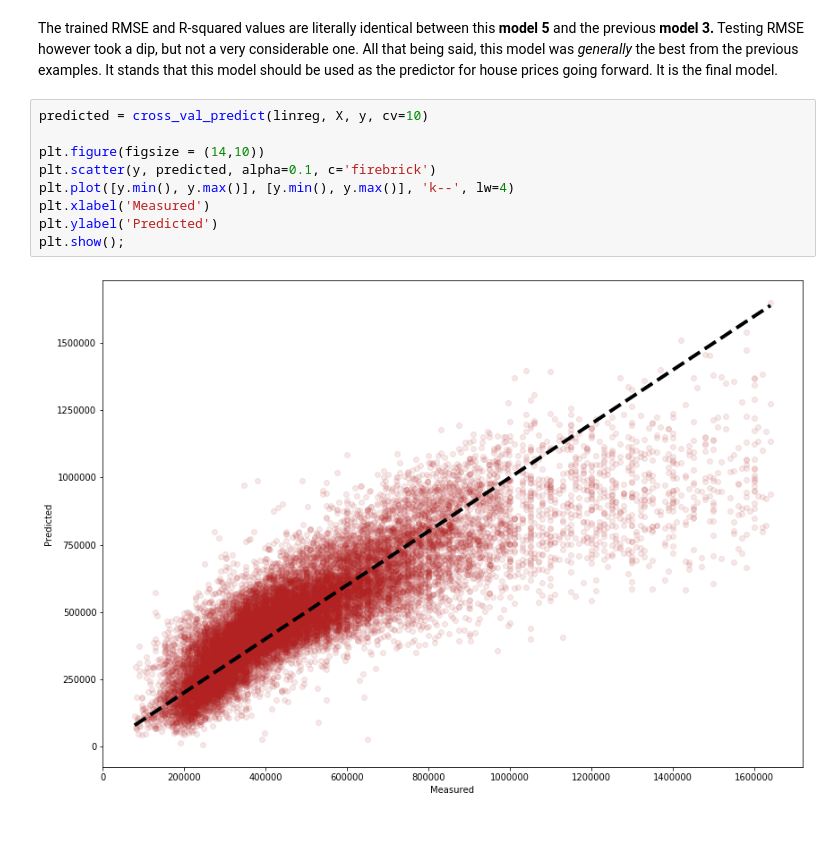
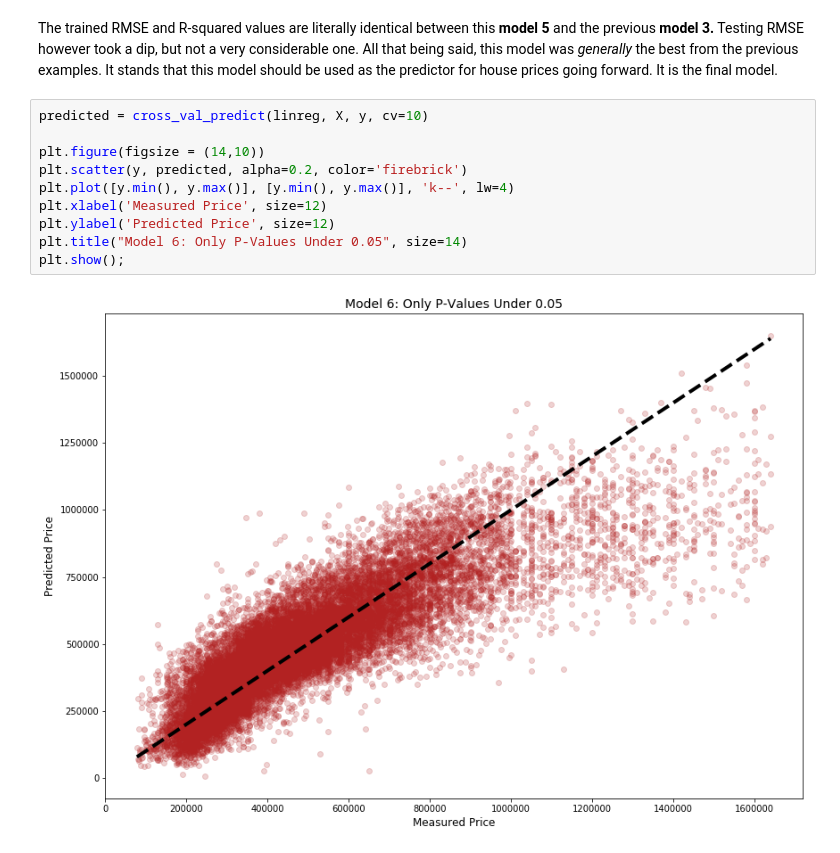
Before and after one commit to stevenzych/housing-project, a Jupyter notebook: notebooks/model_training.ipynb, the cells around one changed output. Drawn from its saved outputs; the diff is of its cells as text.

```diff
--- a/notebooks/model_training.ipynb
+++ b/notebooks/model_training.ipynb
@@ -664,11 +706,12 @@ The trained RMSE and R-squared values are literally identical between this **mod
 # %%
 predicted = cross_val_predict(linreg, X, y, cv=10)
 
 plt.figure(figsize = (14,10))
-plt.scatter(y, predicted, alpha=0.1, c='firebrick')
+plt.scatter(y, predicted, alpha=0.2, color='firebrick')
 plt.plot([y.min(), y.max()], [y.min(), y.max()], 'k--', lw=4)
-plt.xlabel('Measured')
-plt.ylabel('Predicted')
+plt.xlabel('Measured Price', size=12)
+plt.ylabel('Predicted Price', size=12)
+plt.title("Model 6: Only P-Values Under 0.05", size=14)
 plt.show();
 # %% [output]
-[figure, old version]
+[figure, new version]
```
Also changed, not shown: parts of 23 cells of this notebook, 7 other files.
